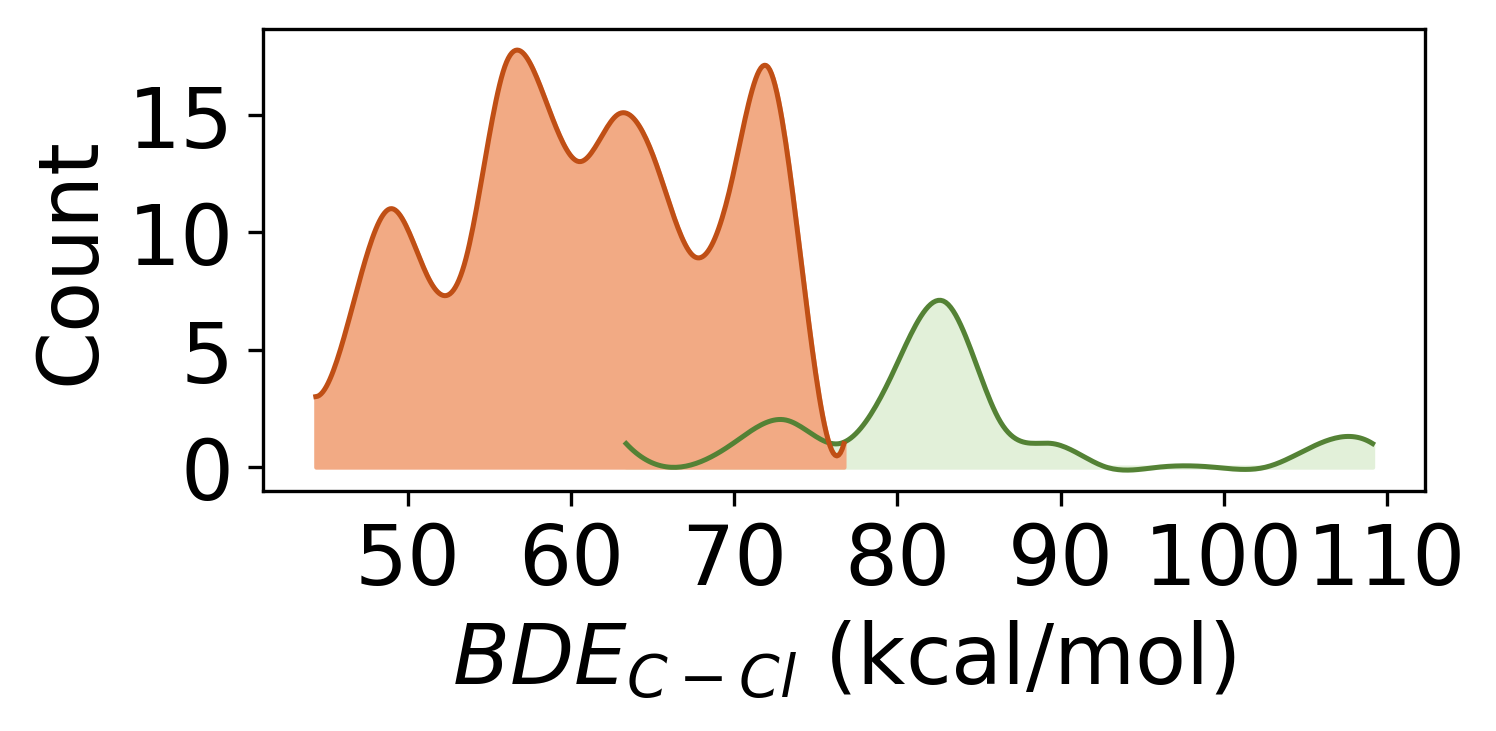
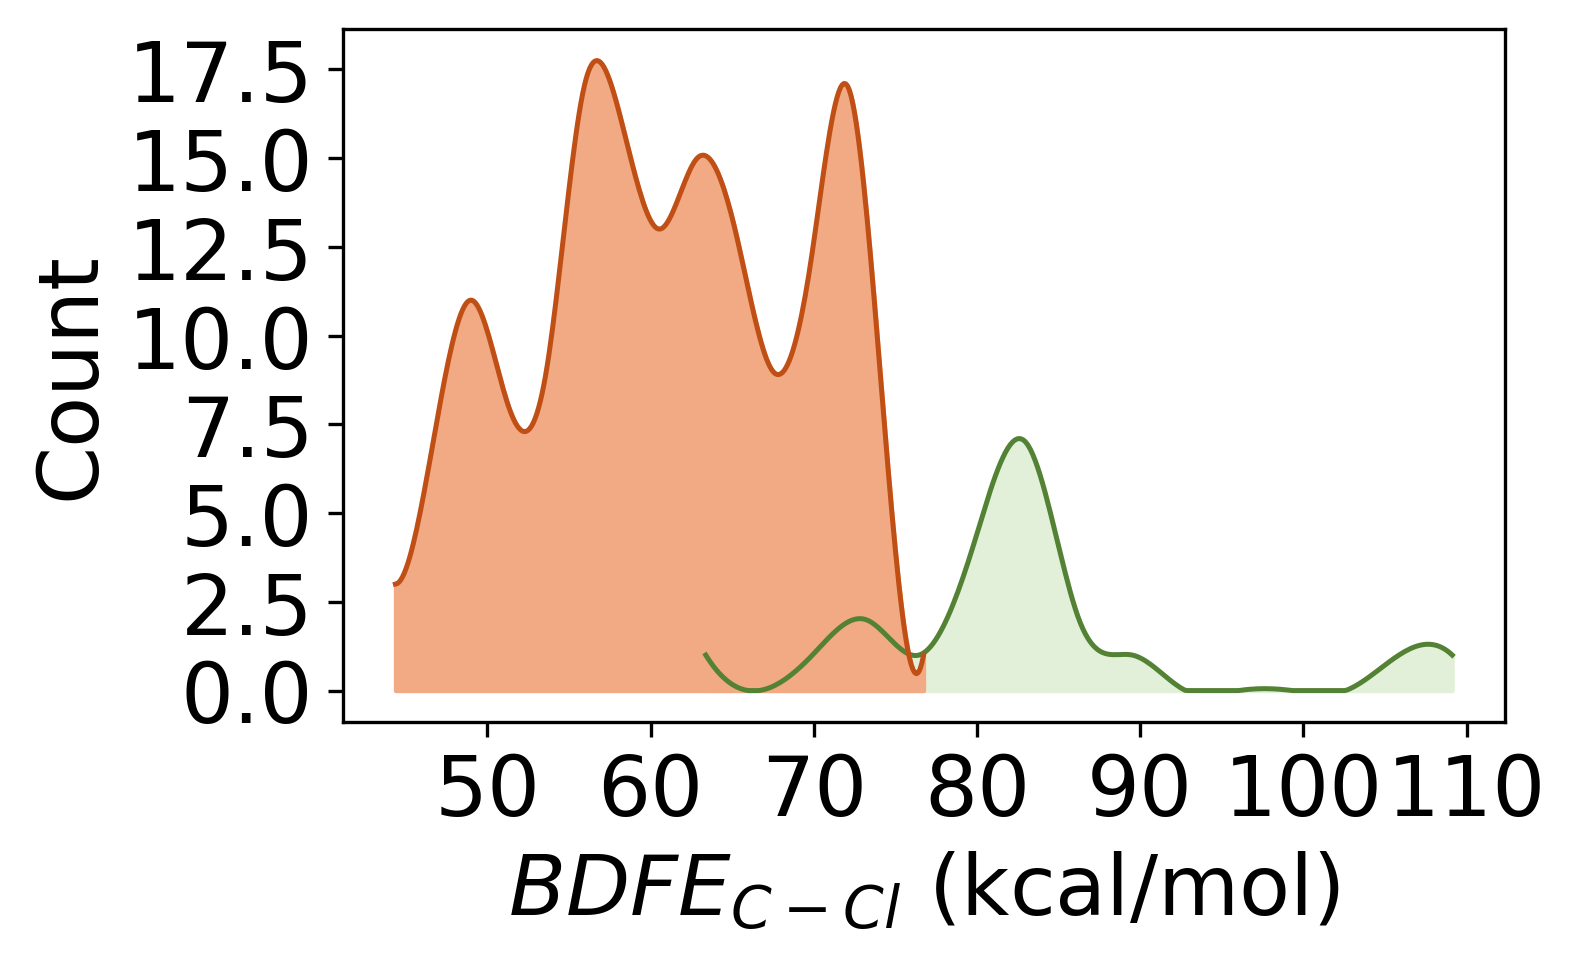
The change to this notebook cell's code, shown as a diff; its figure went from the first image to the second:
--- before
+++ after
@@ -1,5 +1,5 @@
 from DFTStructureGenerator.draw import plot_scatter_fit, plot_distribution, plot_panel
 from matplotlib import pyplot as plt
-fig = plt.figure(figsize=(5,2), dpi=300)
+fig = plt.figure(figsize=(5,3), dpi=300)
 ax = fig.add_subplot()
 color_main = "#548235"
@@ -23,5 +23,5 @@
 plt.xticks(fontsize=20)
 plt.yticks(fontsize=20)
-plt.xlabel("$ BDE_{C-Cl}$ (kcal/mol)", fontsize=20)
+plt.xlabel("$ BDFE_{C-Cl}$ (kcal/mol)", fontsize=20)
 plt.ylabel("Count", fontsize=20)
 plt.show()

Commit: modified:   3_Build_DataBase.ipynb 	modified:   4_Benchmark.ipynb 	modified:   5_draw_molecule.ipynb 	modified:   6_Modeling.ipynb 	modified:   DFTStructureGenerator/__pycache__/draw.cpython-312.pyc 	modified:   DFTStructureGenerator/__pycache__/logfile_process.cpython-312.pyc 	modified:   DFTStruct